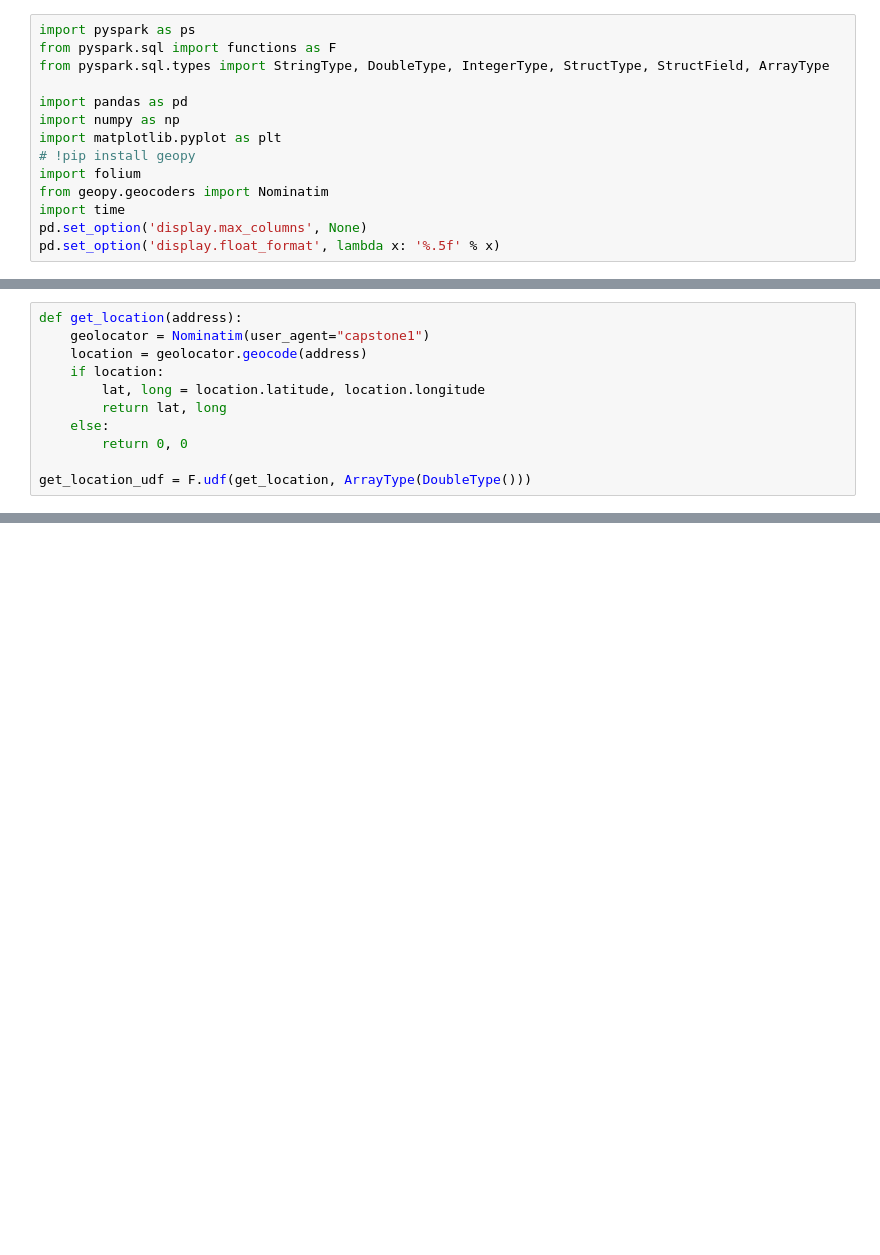
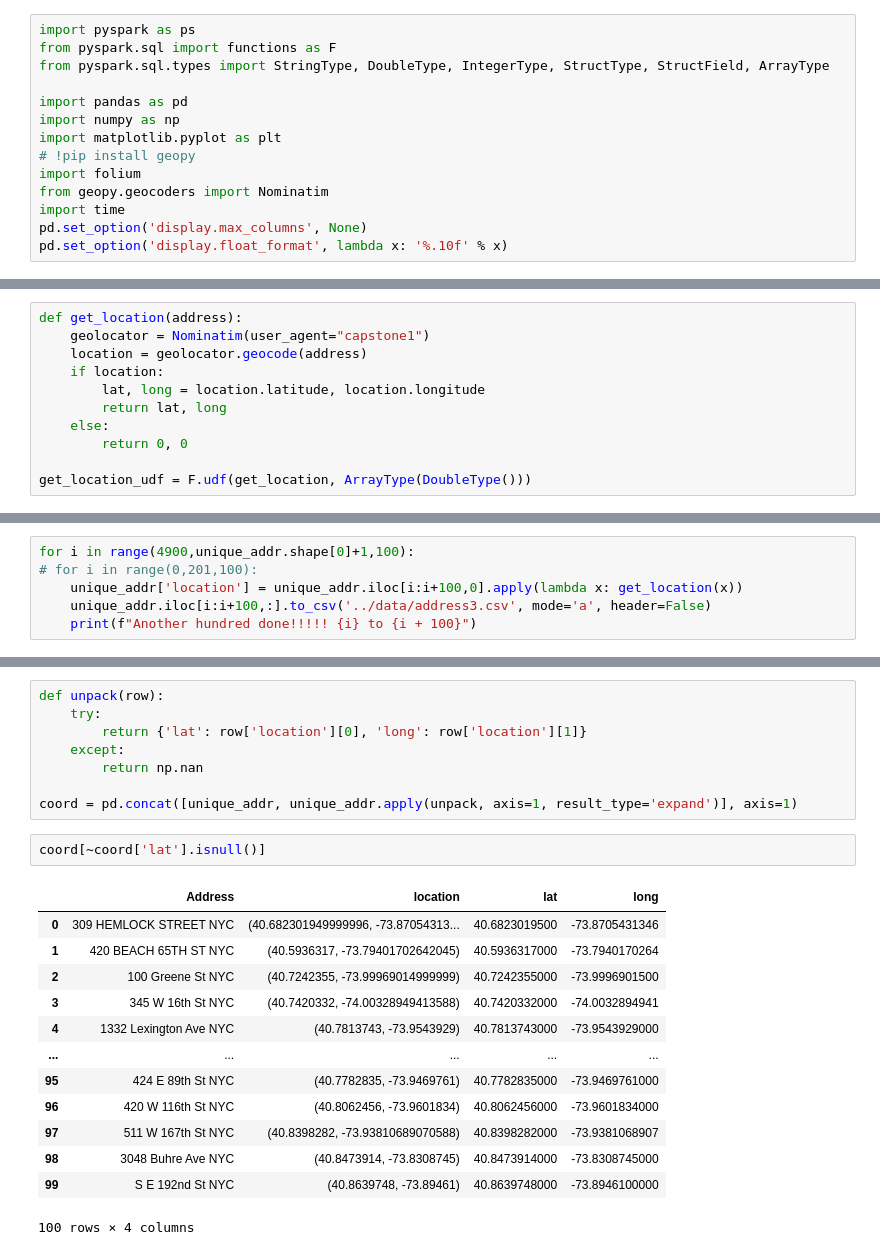
Before and after one commit to mdubatto/capstone1, a Jupyter notebook: code/nyc_parking.ipynb, the cells around one changed output, grey strips where cells are left out. Cells and saved outputs as stored; diff of their text form; blank space fills up the shorter version.

Commit message:
adding parking sample and partial address csv files: Oct 27, 2020 21:04:58

```diff
--- a/code/nyc_parking.ipynb
+++ b/code/nyc_parking.ipynb
@@ -11,4 +11,4 @@ import folium
 from geopy.geocoders import Nominatim
 import time
 pd.set_option('display.max_columns', None)
-pd.set_option('display.float_format', lambda x: '%.5f' % x)
+pd.set_option('display.float_format', lambda x: '%.10f' % x)
@@ -311,0 +221,6 @@ m
+# %%
+for i in range(4900,unique_addr.shape[0]+1,100):
+# for i in range(0,201,100):
+    unique_addr['location'] = unique_addr.iloc[i:i+100,0].apply(lambda x: get_location(x))
+    unique_addr.iloc[i:i+100,:].to_csv('../data/address3.csv', mode='a', header=False)
+    print(f"Another hundred done!!!!! {i} to {i + 100}")
@@ -311,0 +244,24 @@ m
+# %%
+def unpack(row):
+    try:
+        return {'lat': row['location'][0], 'long': row['location'][1]}
+    except:
+        return np.nan
+
+coord = pd.concat([unique_addr, unique_addr.apply(unpack, axis=1, result_type='expand')], axis=1)
+# %%
+coord[~coord['lat'].isnull()]
+# %% [output]
+|  | Address | location | lat | long |
+| 0 | 309 HEMLOCK STREET NYC | (40.682301949999996, -73.87054313... | 40.6823019500 | -73.8705431346 |
+| 1 | 420 BEACH 65TH ST NYC | (40.5936317, -73.79401702642045) | 40.5936317000 | -73.7940170264 |
+| 2 | 100 Greene St NYC | (40.7242355, -73.99969014999999) | 40.7242355000 | -73.9996901500 |
+| 3 | 345 W 16th St NYC | (40.7420332, -74.00328949413588) | 40.7420332000 | -74.0032894941 |
+| 4 | 1332 Lexington Ave NYC | (40.7813743, -73.9543929) | 40.7813743000 | -73.9543929000 |
+| ... | ... | ... | ... | ... |
+| 95 | 424 E 89th St NYC | (40.7782835, -73.9469761) | 40.7782835000 | -73.9469761000 |
+| 96 | 420 W 116th St NYC | (40.8062456, -73.9601834) | 40.8062456000 | -73.9601834000 |
+| 97 | 511 W 167th St NYC | (40.8398282, -73.93810689070588) | 40.8398282000 | -73.9381068907 |
+| 98 | 3048 Buhre Ave NYC | (40.8473914, -73.8308745) | 40.8473914000 | -73.8308745000 |
+| 99 | S E 192nd St NYC | (40.8639748, -73.89461) | 40.8639748000 | -73.8946100000 |
+100 rows × 4 columns
```
Also changed, not shown: parts of 19 cells of this notebook, 6 other files.
